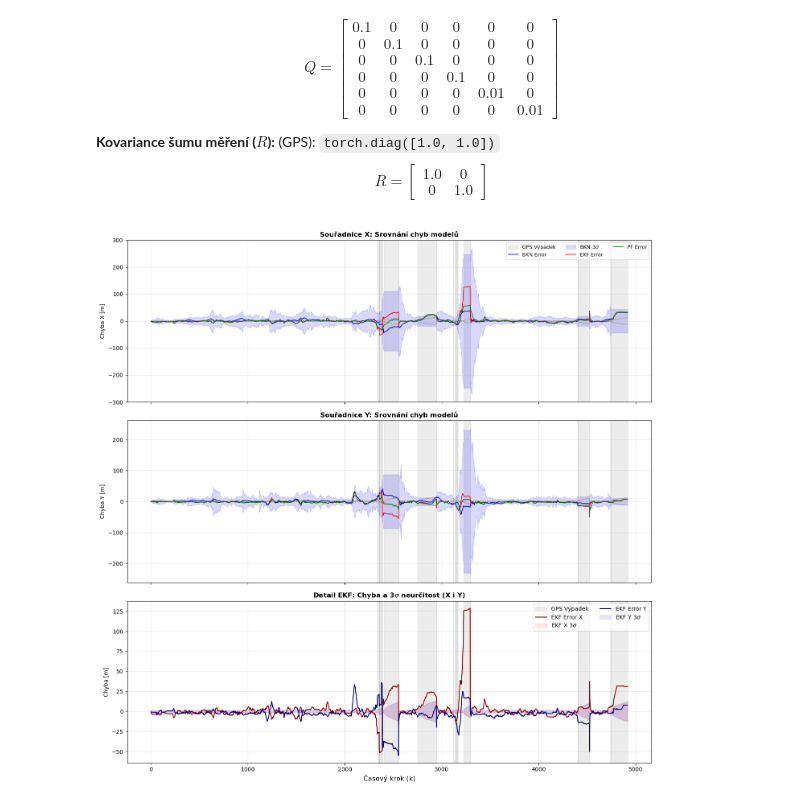
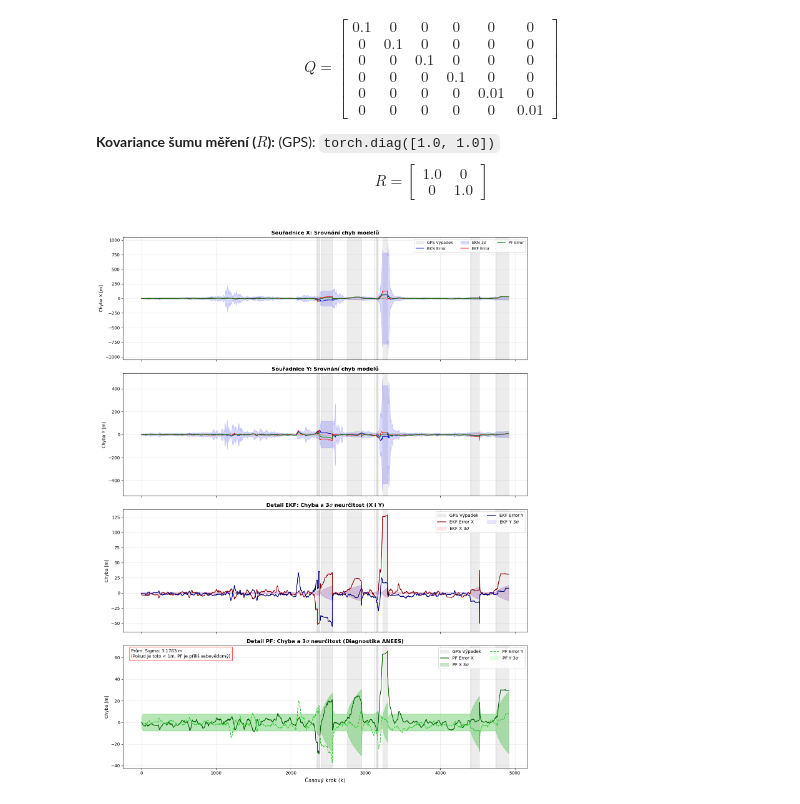
Before and after one commit to Lukas-Kozel/KalmanNet-for-state-estimation, a Jupyter notebook: navigation NCLT dataset/full_comparison_complex_navigation_sensor_fusion.ipynb, the cells around one changed output. Cells and saved outputs as stored; diff of their text form; code cells hidden in the pictures.

```diff
--- a/navigation NCLT dataset/full_comparison_complex_navigation_sensor_fusion.ipynb
+++ b/navigation NCLT dataset/full_comparison_complex_navigation_sensor_fusion.ipynb
@@ -814,7 +854,6 @@ from matplotlib.collections import PatchCollection
 TRAJ_IDX = 1  # Index druhé trajektorie
 J_SAMPLES = 50 # Počet vzorků pro BKN
 PLOT_SIGMA = 3 # 3-sigma (cca 99.7% confidence)
-STEP_ELLIPSE = 300 # Kreslit elipsu každých X kroků (pro přehlednost)
 
 # Načtení dat trajektorie
 traj_data = test_data_raw[TRAJ_IDX]
@@ -879,9 +918,10 @@ if 'ekf_filter' in locals() or 'ekf_filter' in globals():
                           'color': 'red'}
     except Exception as e: print(f"EKF chyba: {e}")
 
-# --- C. PF ---
+# --- C. PF (Particle Filter) ---
 if 'pf_filter' in locals() or 'pf_filter' in globals():
     try:
+        # Volání optimized PF (pozor na pojmenování argumentu u_sequence vs u_seq dle vaší implementace)
         res_pf = pf_filter.process_sequence(gps_filtered, u_sequence=u_full, Ex0=x0_vec, P0=sys_model.P0)
         results['PF'] = {'x': res_pf['x_filtered'].cpu().numpy(),
                          'P': res_pf['P_filtered'].cpu().numpy(),
@@ -889,12 +929,12 @@ if 'pf_filter' in locals() or 'pf_filter' in globals():
     except Exception as e: print(f"PF chyba: {e}")
 
 # ==============================================================================
-# 3. VIZUALIZACE (SROVNÁNÍ + EKF DETAIL)
+# 3. VIZUALIZACE (SROVNÁNÍ + DETAIL EKF + DETAIL PF)
 # ==============================================================================
 gt_np = x_true.cpu().numpy()
 
-# Nastavení grafu: 3 řádky (X srovnání, Y srovnání, EKF Detail)
-fig, axes = plt.subplots(3, 1, figsize=(14, 14), sharex=True)
+# Nastavení grafu: 4 řádky (X srovnání, Y srovnání, EKF Detail, PF Detail)
+fig, axes = plt.subplots(4, 1, figsize=(14, 18), sharex=True)
 coords = ['X', 'Y']
 
 # A) Příprava šedých zón (GPS výpadky)
@@ -925,7 +965,7 @@ for i in range(2):
         # Plot chyby
         ax.plot(error, color=res['color'], label=f'{name} Error', linewidth=1.2)
 
-        # Pro BKN vykreslíme i výplň (jak jsi chtěl původně)
+        # Pro BKN vykreslíme i výplň
         if name == 'BKN':
             ax.fill_between(range(T_len), bound_lower, bound_upper, color=res['color'], alpha=0.15, label=f'BKN {PLOT_SIGMA}$\sigma$')
         else:
@@ -940,39 +980,75 @@ for i in range(2):
         by_label = dict(zip(labels, handles))
         ax.legend(by_label.values(), by_label.keys(), loc='upper right', ncol=3, fontsize=9)
 
-# --- ŘÁDEK 3: EKF DETAIL (Pouze EKF s vyplněnou neurčitostí) ---
+# --- ŘÁDEK 3: EKF DETAIL ---
 ax_ekf = axes[2]
 ax_ekf.set_title(f"Detail EKF: Chyba a {PLOT_SIGMA}$\sigma$ neurčitost (X i Y)", fontsize=12, fontweight='bold')
 plot_gps_outages(ax_ekf)
 
 if 'EKF' in results:
     res = results['EKF']
 
     # Chyby X a Y
     err_x = gt_np[:, 0] - res['x'][:, 0]
     err_y = gt_np[:, 1] - res['x'][:, 1]
 
     # Sigmy X a Y
     sig_x = np.sqrt(res['P'][:, 0, 0])
     sig_y = np.sqrt(res['P'][:, 1, 1])
 
     # Vykreslení X (Červená)
     ax_ekf.plot(err_x, color='darkred', label='EKF Error X', linewidth=1.5)
     ax_ekf.fill_between(range(T_len), -PLOT_SIGMA*sig_x, PLOT_SIGMA*sig_x, color='red', alpha=0.1, label=f'EKF X {PLOT_SIGMA}$\sigma$')
 
-    # Vykreslení Y (Modrá - pro kontrast)
+    # Vykreslení Y (Modrá)
     ax_ekf.plot(err_y, color='navy', label='EKF Error Y', linewidth=1.5, linestyle='-')
     ax_ekf.fill_between(range(T_len), -PLOT_SIGMA*sig_y, PLOT_SIGMA*sig_y, color='blue', alpha=0.1, label=f'EKF Y {PLOT_SIGMA}$\sigma$')
 
     ax_ekf.legend(loc='upper right', ncol=2, fontsize=10)
     ax_ekf.set_ylabel("Chyba [m]")
 else:
     ax_ekf.text(0.5, 0.5, "EKF data nejsou k dispozici", ha='center', va='center', transform=ax_ekf.transAxes)
 
 ax_ekf.grid(True, alpha=0.3)
+
+# --- ŘÁDEK 4: PF DETAIL (Analýza ANEES) ---
+ax_pf = axes[3]
+ax_pf.set_title(f"Detail PF: Chyba a {PLOT_SIGMA}$\sigma$ neurčitost (Diagnostika ANEES)", fontsize=12, fontweight='bold')
+plot_gps_outages(ax_pf)
+
+if 'PF' in results:
+    res = results['PF']
+
+    # Chyby X a Y
+    err_x = gt_np[:, 0] - res['x'][:, 0]
+    err_y = gt_np[:, 1] - res['x'][:, 1]
+
+    # Sigmy X a Y (Očekáváme, že budou velmi malé, což způsobuje vysoké ANEES)
+    sig_x = np.sqrt(res['P'][:, 0, 0])
+    sig_y = np.sqrt(res['P'][:, 1, 1])
+
+    # Vykreslení X (Tmavě zelená)
+    ax_pf.plot(err_x, color='darkgreen', label='PF Error X', linewidth=1.5)
+    ax_pf.fill_between(range(T_len), -PLOT_SIGMA*sig_x, PLOT_SIGMA*sig_x, color='green', alpha=0.2, label=f'PF X {PLOT_SIGMA}$\sigma$')
+
+    # Vykreslení Y (Limetková)
+    ax_pf.plot(err_y, color='limegreen', label='PF Error Y', linewidth=1.5, linestyle='--')
+    ax_pf.fill_between(range(T_len), -PLOT_SIGMA*sig_y, PLOT_SIGMA*sig_y, color='lime', alpha=0.1, label=f'PF Y {PLOT_SIGMA}$\sigma$')
+
+    # Výpis průměrné odhadované chyby pro kontrolu
+    avg_sigma = np.mean(sig_x + sig_y) / 2
+    ax_pf.text(0.02, 0.9, f"Prům. Sigma: {avg_sigma:.4f} m\n(Pokud je toto < 1m, PF je příliš sebevědomý)",
+               transform=ax_pf.transAxes, fontsize=10, bbox=dict(facecolor='white', alpha=0.8, edgecolor='red'))
+
+    ax_pf.legend(loc='upper right', ncol=2, fontsize=10)
+    ax_pf.set_ylabel("Chyba [m]")
+else:
+    ax_pf.text(0.5, 0.5, "PF data nejsou k dispozici", ha='center', va='center', transform=ax_pf.transAxes)
+
+ax_pf.grid(True, alpha=0.3)
 axes[-1].set_xlabel("Časový krok (k)", fontsize=12)
 
 plt.tight_layout()
 plt.show()
 # %% [output]
-[figure, old version]
+[figure, new version]
```
Also changed, not shown: parts of 1 cell of this notebook, 1 other file.
